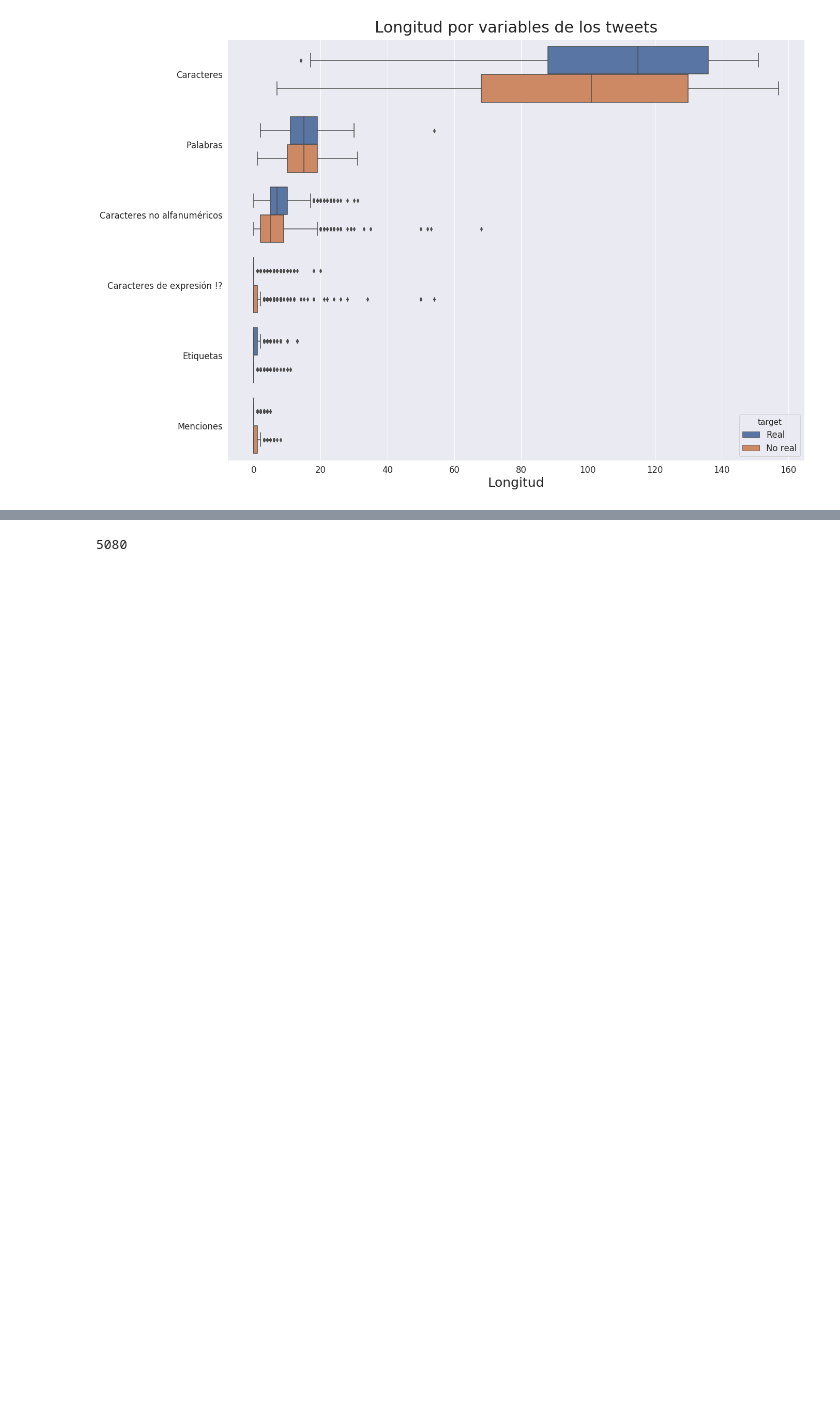
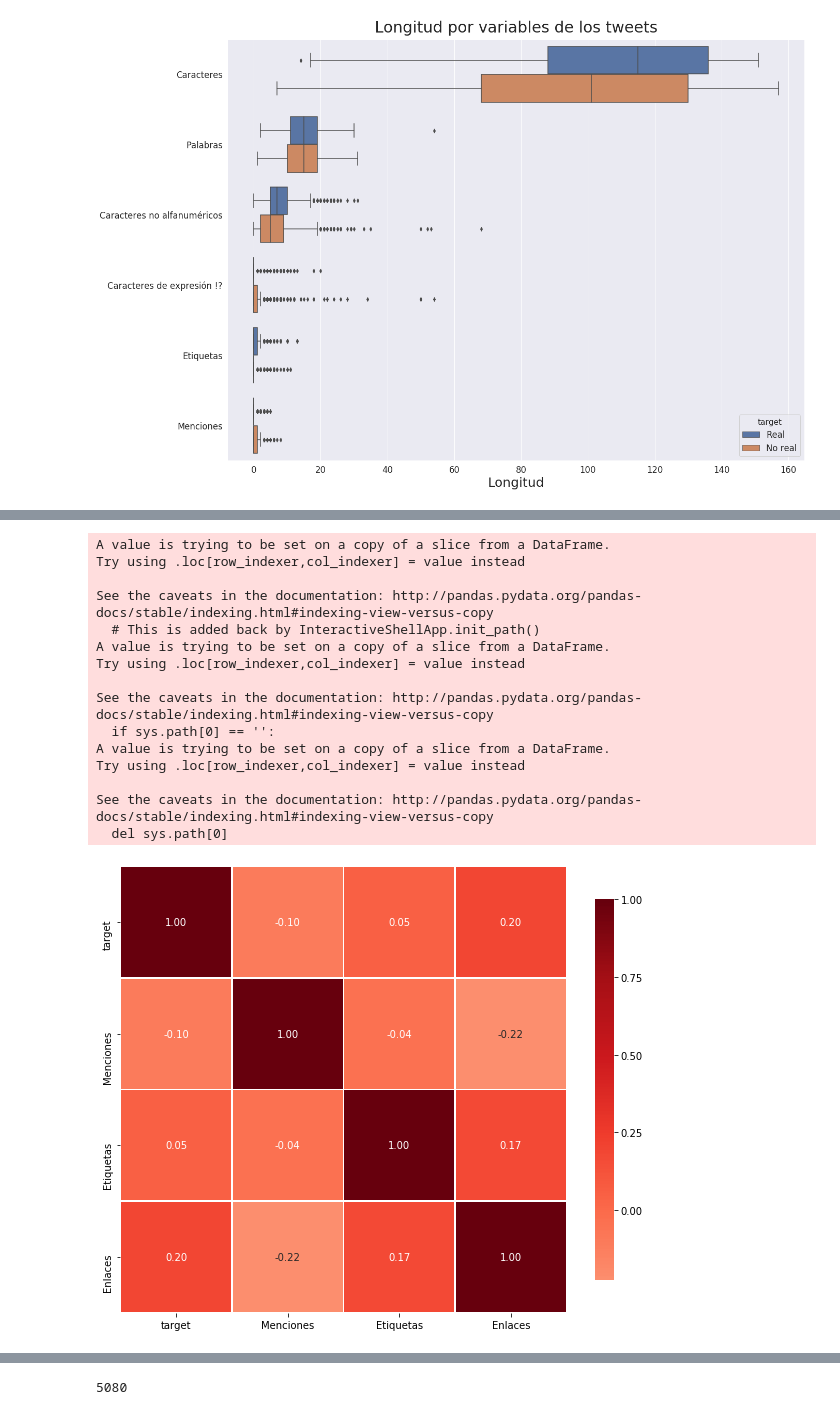
Before and after one commit to freedocx/CovidNPLDisaster, a Jupyter notebook: Javier/Analysis.ipynb, the cells around one changed output, grey strips where cells are left out. Cells and saved outputs as stored; diff of their text form; code cells hidden in the pictures; blank space fills up the shorter version.

```diff
--- a/Javier/Analysis.ipynb
+++ b/Javier/Analysis.ipynb
@@ -22,11 +31,0 @@ Uso expresiones regulares para hallar menciones, etiquetas y URLs en los tweets.
-# %%
-def hashtags(x):
-    return re.findall(r'#[a-zA-z0-9_]{1,}',x)
-def arrobas(x):
-    return re.findall(r'@[a-zA-z0-9_]{1,}',x)
-def urls(x):
-    return re.findall(r'(http|ftp|https)://([\w_-]+(?:(?:\.[\w_-]+)+))([\w.,@?^=%&:/~+#-]*[\w@?^=%&/~+#-])?',x)
-
-
-train[["Menciones","Etiquetas","Enlaces"]] =\
-                        train["text"].apply(lambda x: pd.Series([arrobas(x),hashtags(x),urls(x)]))
@@ -98,0 +80,15 @@ Text(0, 0.5, '')
+# %%
+def get_links(x):
+    links = list()
+    l = re.findall(r'(http|ftp|https)://([\w_-]+(?:(?:\.[\w_-]+)+))([\w.,@?^=%&:/~+#-]*[\w@?^=%&/~+#-])?',x)
+    #for tup in l:
+    #    links.append(chase_redirects(tup[0] + "://" + ''.join(tup[1:])))
+    return l
+
+def hashtags(x):
+    return re.findall(r'#[a-zA-z0-9_]{1,}',x)
+def arrobas(x):
+    return re.findall(r'@[a-zA-z0-9_]{1,}',x)
+
+train[["Menciones","Etiquetas","Enlaces"]] =\
+                        train["text"].apply(lambda x: pd.Series([arrobas(x),hashtags(x),get_links(x)]))
@@ -98,0 +111,32 @@ Text(0, 0.5, '')
+# %%
+def correlation_heatmap(train):
+    correlations = train.corr()
+
+    fig, ax = plt.subplots(figsize=(10,10))
+    sns.heatmap(correlations, vmax=1.0, center=0, fmt='.2f',
+                square=True, linewidths=.5, annot=True,cmap="Reds", cbar_kws={"shrink": .70})
+    plt.show();
+
+cantidades = train[["target","Menciones","Etiquetas","Enlaces"]]
+
+cantidades["Menciones"] = cantidades["Menciones"].apply(lambda x: len(x))
+cantidades["Etiquetas"] = cantidades["Etiquetas"].apply(lambda x: len(x))
+cantidades["Enlaces"] = cantidades["Enlaces"].apply(lambda x: len(x))
+correlation_heatmap(cantidades)
+# %% [output]
+A value is trying to be set on a copy of a slice from a DataFrame.
+Try using .loc[row_indexer,col_indexer] = value instead
+
+See the caveats in the documentation: http://pandas.pydata.org/pandas-docs/stable/indexing.html#indexing-view-versus-copy
+  # This is added back by InteractiveShellApp.init_path()
+A value is trying to be set on a copy of a slice from a DataFrame.
+Try using .loc[row_indexer,col_indexer] = value instead
+
+See the caveats in the documentation: http://pandas.pydata.org/pandas-docs/stable/indexing.html#indexing-view-versus-copy
+  if sys.path[0] == '':
+A value is trying to be set on a copy of a slice from a DataFrame.
+Try using .loc[row_indexer,col_indexer] = value instead
+
+See the caveats in the documentation: http://pandas.pydata.org/pandas-docs/stable/indexing.html#indexing-view-versus-copy
+  del sys.path[0]
+[figure, added]
```
Also changed, not shown: parts of 12 cells of this notebook, 2 other files.
